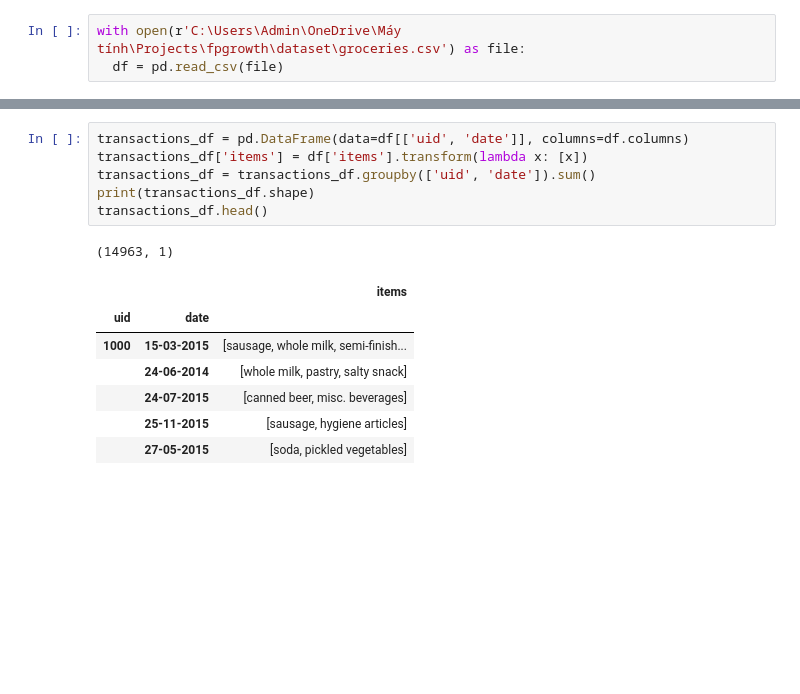
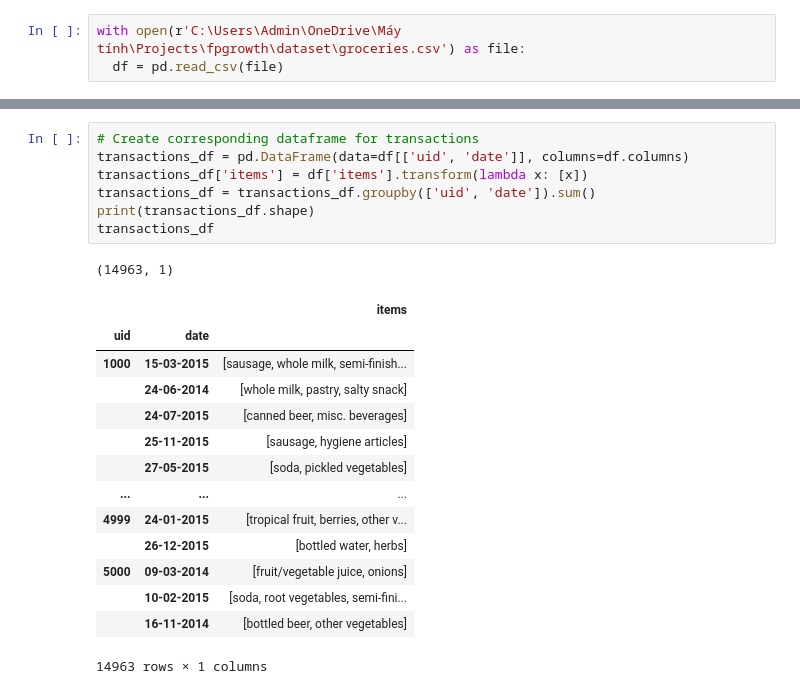
Before and after one commit to Snow31ind/fpgrowth, a Jupyter notebook: analysis/example_2.ipynb, the cells around one changed output, grey strips where cells are left out. Saved outputs shown, nothing was run; the diff lists cells and outputs as text; blank space fills up the shorter version.

```diff
--- a/analysis/example_2.ipynb
+++ b/analysis/example_2.ipynb
@@ -41,18 +75,26 @@ df.head()
 # %%
+# Create corresponding dataframe for transactions
 transactions_df = pd.DataFrame(data=df[['uid', 'date']], columns=df.columns)
 transactions_df['items'] = df['items'].transform(lambda x: [x])
 transactions_df = transactions_df.groupby(['uid', 'date']).sum()
 print(transactions_df.shape)
-transactions_df.head()
+transactions_df
 # %% [output]
 (14963, 1)
 |  |  | items |
 | uid | date |  |
 | 1000 | 15-03-2015 | [sausage, whole milk, semi-finish... |
 |  | 24-06-2014 | [whole milk, pastry, salty snack] |
 |  | 24-07-2015 | [canned beer, misc. beverages] |
 |  | 25-11-2015 | [sausage, hygiene articles] |
 |  | 27-05-2015 | [soda, pickled vegetables] |
+| ... | ... | ... |
+| 4999 | 24-01-2015 | [tropical fruit, berries, other v... |
+|  | 26-12-2015 | [bottled water, herbs] |
+| 5000 | 09-03-2014 | [fruit/vegetable juice, onions] |
+|  | 10-02-2015 | [soda, root vegetables, semi-fini... |
+|  | 16-11-2014 | [bottled beer, other vegetables] |
+14963 rows × 1 columns
 # %%
 num_of_customers = len(list(set(df['uid'].values)))
 num_of_items = len(list(set(df['items'].values)))
```
Also changed, not shown: parts of 44 cells of this notebook.
